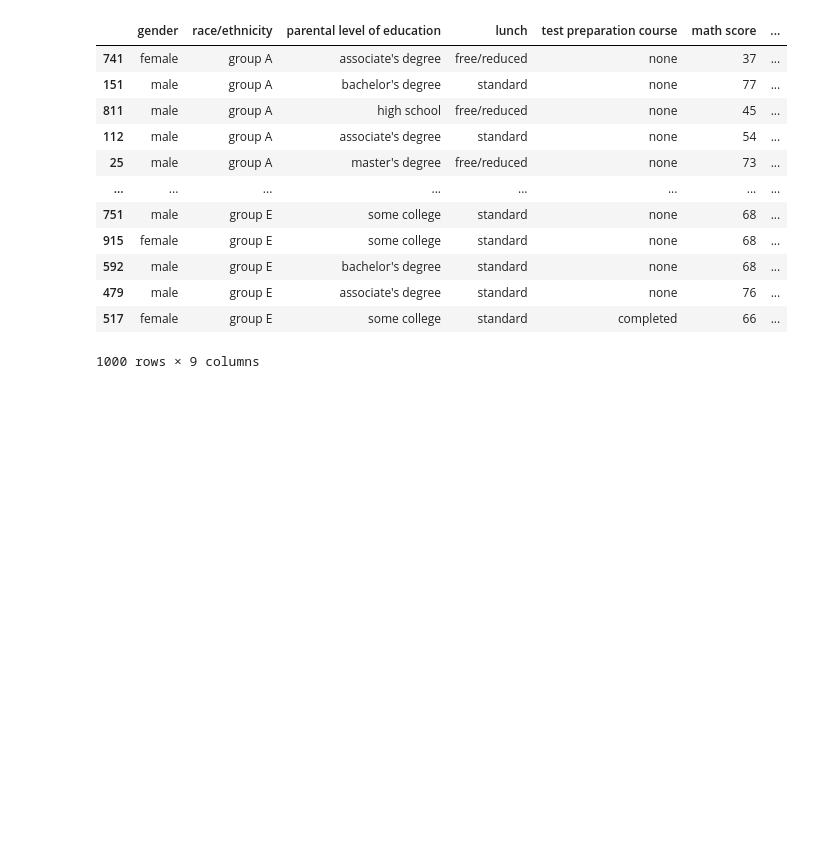
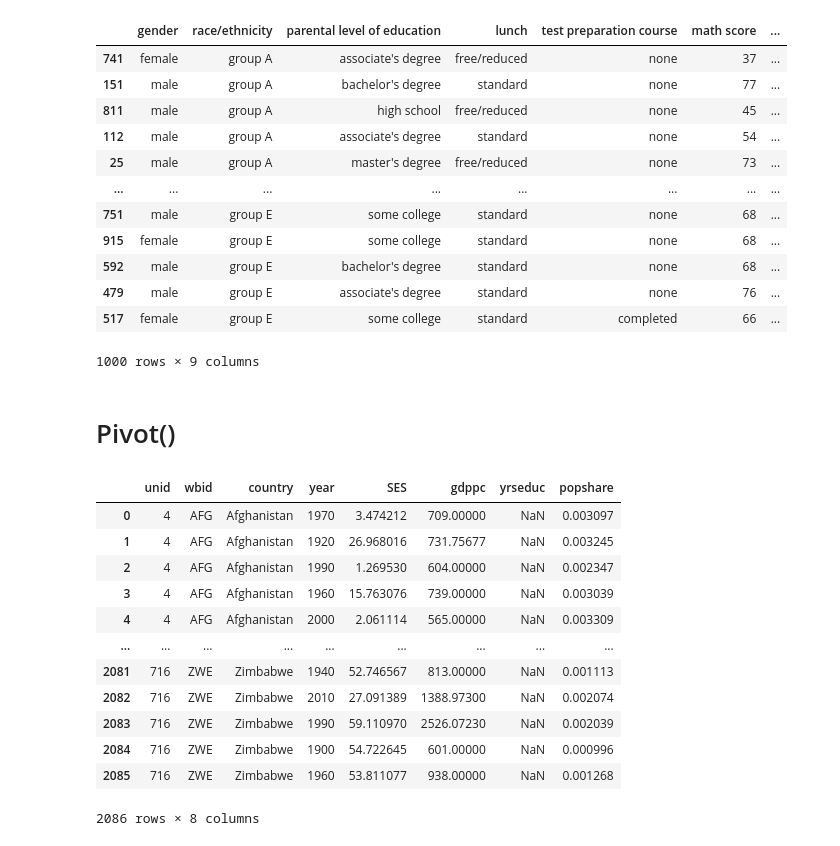
Before and after one commit to omrfyildiz/python-project, a Jupyter notebook: Pandas/pandas-exercise.ipynb, the cells around one changed output. Cells and saved outputs as stored; diff of their text form; code cells hidden in the pictures; blank space fills up the shorter version.

```diff
--- a/Pandas/pandas-exercise.ipynb
+++ b/Pandas/pandas-exercise.ipynb
@@ -537,3 +537,5 @@ df_exams.sort_values('race/ethnicity', ascending=True, key=lambda x:x.str.lower(
 | 479 | male | group E | associate's degree | standard | none | 76 | ... |
 | 517 | female | group E | some college | standard | completed | 66 | ... |
 1000 rows × 9 columns
+# %% [markdown]
+# Pivot()
@@ -539,0 +544,20 @@ df_exams.sort_values('race/ethnicity', ascending=True, key=lambda x:x.str.lower(
+# %%
+"""if you have the utf error when running out the code without encoding, you may have the error.
+ please put: encoding= "ISO-8859-1" after comma"""
+
+df_gdp = pd.read_csv('gdp.csv', encoding="ISO-8859-1")
+df_gdp
+# %% [output]
+|  | unid | wbid | country | year | SES | gdppc | yrseduc | popshare |
+| 0 | 4 | AFG | Afghanistan | 1970 | 3.474212 | 709.00000 | NaN | 0.003097 |
+| 1 | 4 | AFG | Afghanistan | 1920 | 26.968016 | 731.75677 | NaN | 0.003245 |
+| 2 | 4 | AFG | Afghanistan | 1990 | 1.269530 | 604.00000 | NaN | 0.002347 |
+| 3 | 4 | AFG | Afghanistan | 1960 | 15.763076 | 739.00000 | NaN | 0.003039 |
+| 4 | 4 | AFG | Afghanistan | 2000 | 2.061114 | 565.00000 | NaN | 0.003309 |
+| ... | ... | ... | ... | ... | ... | ... | ... | ... |
+| 2081 | 716 | ZWE | Zimbabwe | 1940 | 52.746567 | 813.00000 | NaN | 0.001113 |
+| 2082 | 716 | ZWE | Zimbabwe | 2010 | 27.091389 | 1388.97300 | NaN | 0.002074 |
+| 2083 | 716 | ZWE | Zimbabwe | 1990 | 59.110970 | 2526.07230 | NaN | 0.002039 |
+| 2084 | 716 | ZWE | Zimbabwe | 1900 | 54.722645 | 601.00000 | NaN | 0.000996 |
+| 2085 | 716 | ZWE | Zimbabwe | 1960 | 53.811077 | 938.00000 | NaN | 0.001268 |
+2086 rows × 8 columns
```
Also changed, not shown: parts of 7 cells of this notebook.
